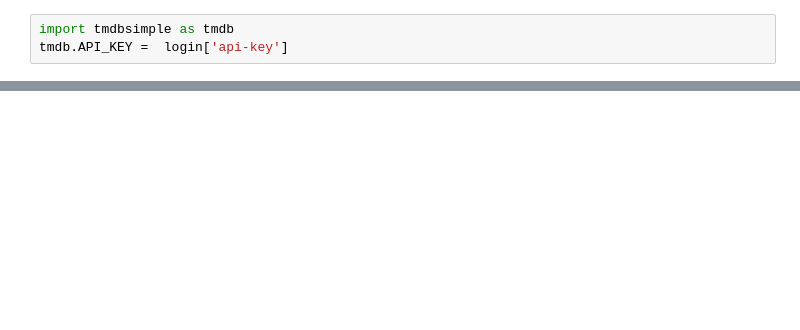
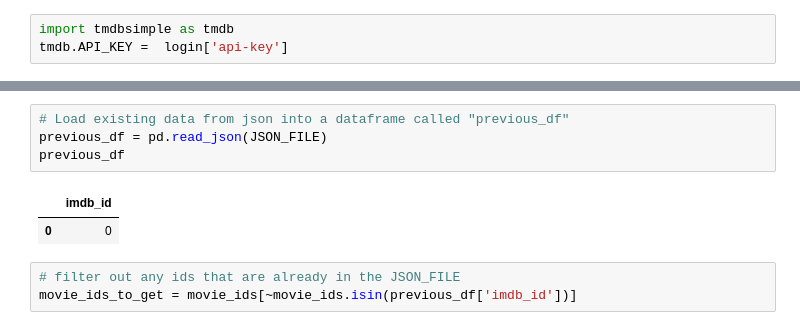
Before and after one commit to Mrammoss/IMDB_CORE, a Jupyter notebook: imdb_c.ipynb, the cells around one changed output, grey strips where cells are left out. Saved outputs shown, nothing was run; the diff lists cells and outputs as text; blank space fills up the shorter version.

```diff
--- a/imdb_c.ipynb
+++ b/imdb_c.ipynb
@@ -94,0 +273,10 @@ tmdb.API_KEY =  login['api-key']
+# %%
+# Load existing data from json into a dataframe called "previous_df"
+previous_df = pd.read_json(JSON_FILE)
+previous_df
+# %% [output]
+|  | imdb_id |
+| 0 | 0 |
+# %%
+# filter out any ids that are already in the JSON_FILE
+movie_ids_to_get = movie_ids[~movie_ids.isin(previous_df['imdb_id'])]
```
Also changed, not shown: parts of 24 cells of this notebook, 12 other files.
